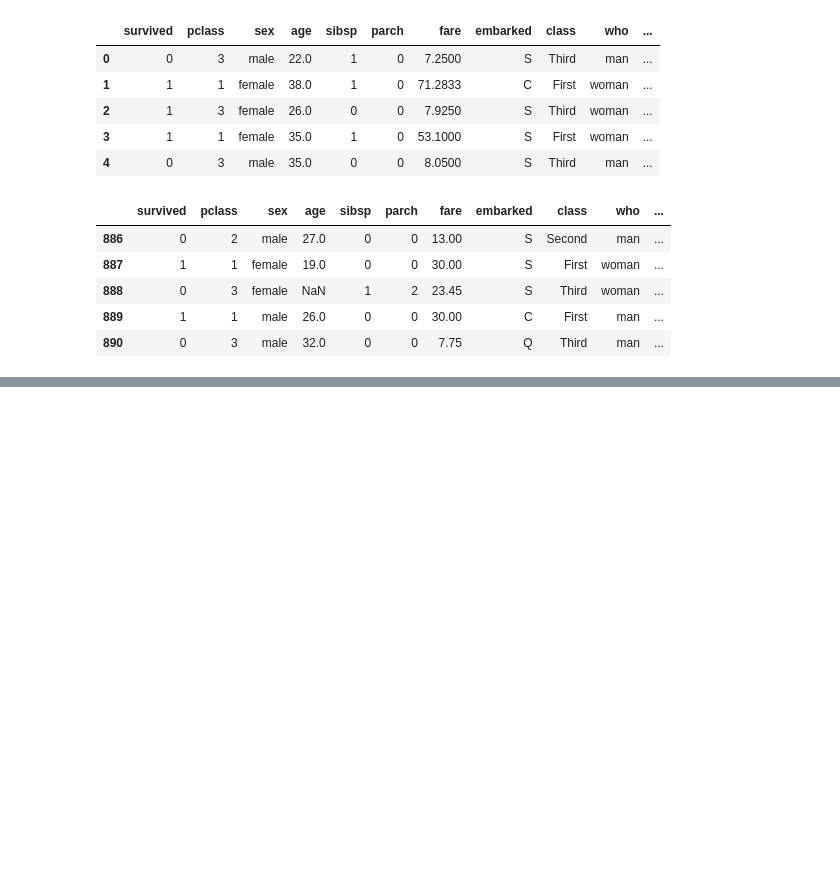
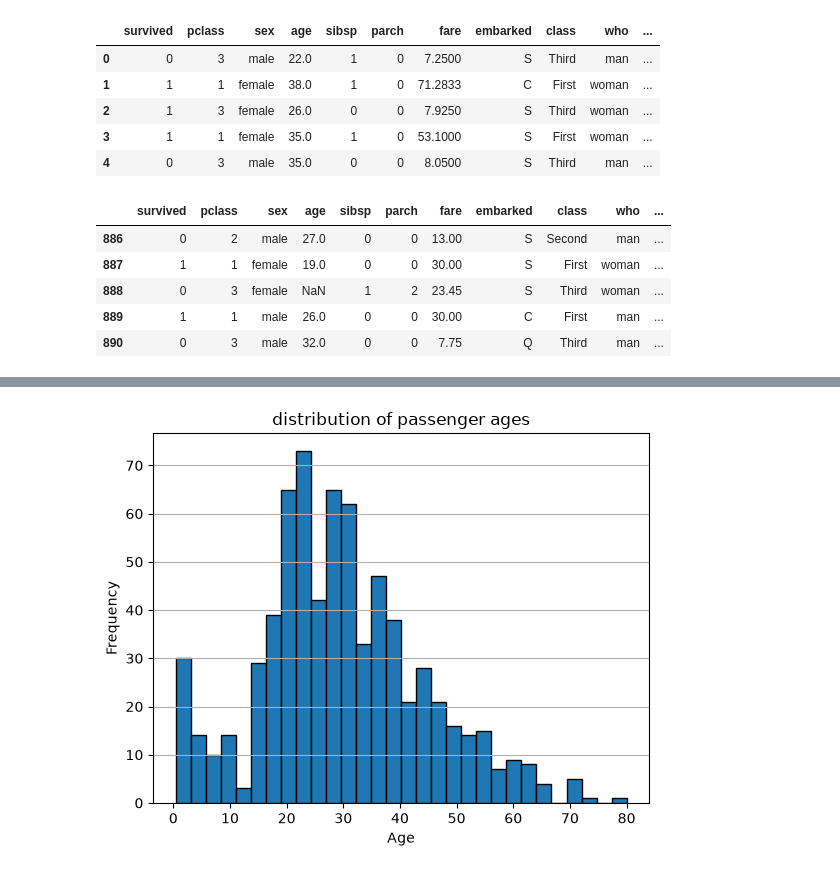
Before and after one commit to Abijith-RA/Recap_ML, a Jupyter notebook: Paper two/week 9/EDAtitanic/PractOne.ipynb, the cells around one changed output, grey strips where cells are left out. Drawn from its saved outputs; the diff is of its cells as text; code cells hidden in the pictures; blank space fills up the shorter version.

```diff
--- a/Paper two/week 9/EDAtitanic/PractOne.ipynb
+++ b/Paper two/week 9/EDAtitanic/PractOne.ipynb
@@ -27,0 +323,11 @@ df.tail(5)
+# %%
+clean_age = df["age"].dropna()
+
+plt.hist(clean_age, bins=30, edgecolor = "black")
+plt.title("distribution of passenger ages")
+plt.xlabel("Age")
+plt.ylabel("Frequency")
+plt.grid(axis="y")
+plt.show()
+# %% [output]
+[figure, added]
```
Also changed, not shown: parts of 52 cells of this notebook, 2 other files.
